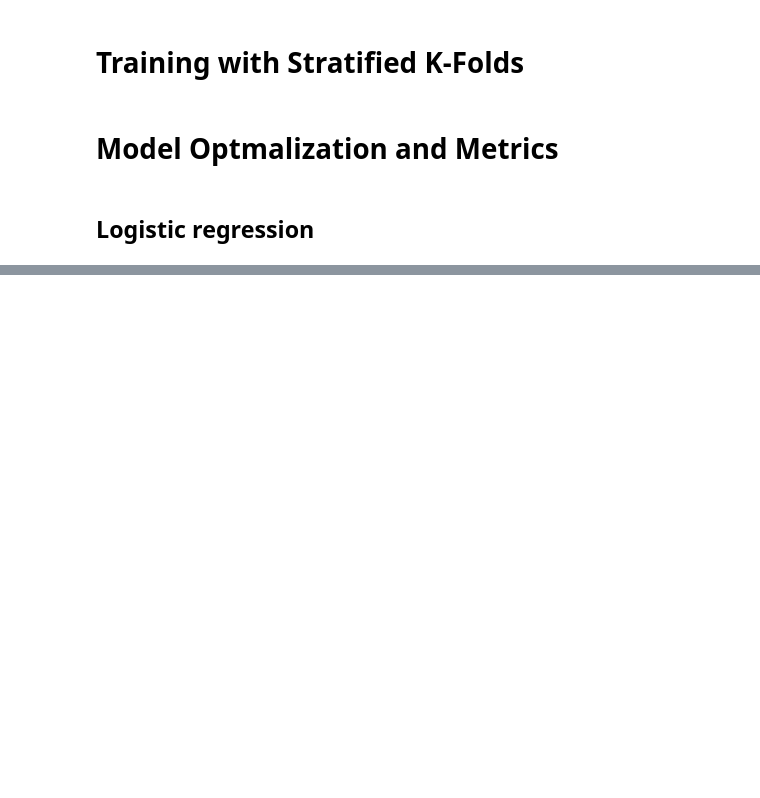
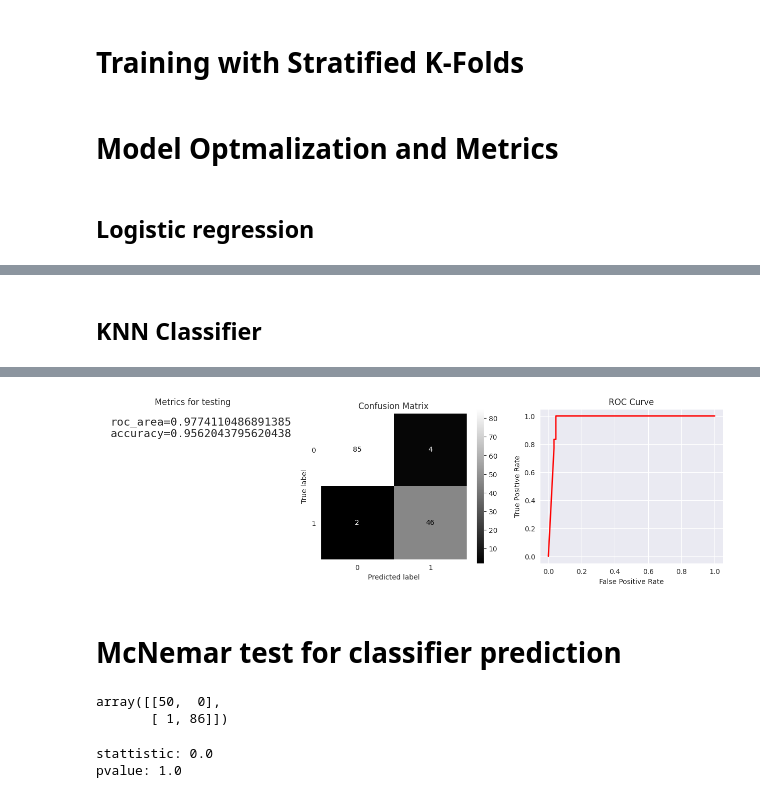
Before and after one commit to xXKeNdAmAmAsTeRXx/Machine-Learning-Tasks, a Jupyter notebook: Classification/Breast_Cancer.ipynb, the cells around one changed output, grey strips where cells are left out. Saved outputs shown, nothing was run; the diff lists cells and outputs as text; code cells hidden in the pictures; blank space fills up the shorter version.

```diff
--- a/Classification/Breast_Cancer.ipynb
+++ b/Classification/Breast_Cancer.ipynb
@@ -256,0 +263,26 @@ Selected features: ['thickness', 'size', 'shape', 'adhesion', 'single', 'nuclei'
+# %% [markdown]
+## KNN Classifier
+# %%
+from sklearn.neighbors import KNeighborsClassifier
+from sklearn.feature_selection import f_classif
+
+def objective_knn(trial):
+    ## Features Selector
+    selector_k = trial.suggest_int('features_selector__k', 1, 9)
+
+    ## Classifier
+    n_neighbors = trial.suggest_int("classifier__n_neighbors", 1, 80)
+    weights = trial.suggest_categorical('classifier__weights', ['uniform', 'distance'])
+    metric  = trial.suggest_categorical('classifier__metric', ['manhattan', 'euclidean','minkowski'])
+
+
+    pipe = Pipeline([('scaler', StandardScaler()),('features_selector', SelectKBest(k=selector_k, score_func=f_classif)) ,
+                     ('classifier', KNeighborsClassifier(n_neighbors=n_neighbors, weights=weights, metric=metric))])
+    pipe.fit(x_train, y_train)
+    cv = StratifiedKFold(n_splits=5, shuffle=True, random_state=42)
+    score = cross_val_score(pipe, x_train, y_train, cv=cv, scoring= 'neg_mean_squared_error').mean()
+
+    return score
+
+knn_model = optimize_train_and_judge(KNeighborsClassifier, objective_knn, trails=10)
+# %% [output]
@@ -256,0 +307,27 @@ Selected features: ['thickness', 'size', 'shape', 'adhesion', 'single', 'nuclei'
+[figure, added]
+# %% [markdown]
+# McNemar test for classifier prediction
+# %%
+knn_preds =knn_model.predict(x_test)
+logit_preds = logistic_model.predict(x_test)
+
+a = np.sum((knn_preds == 1) & (logit_preds == 1))
+b = np.sum((knn_preds == 1) & (logit_preds == 0))
+c = np.sum((knn_preds == 0) & (logit_preds == 1))
+d = np.sum((knn_preds == 0) & (logit_preds == 0))
+
+agreement_table = np.array([[a,b],[c,d]])
+agreement_table
+# %% [output]
+array([[50,  0],
+       [ 1, 86]])
+# %%
+from statsmodels.stats.contingency_tables import mcnemar
+
+result = mcnemar(agreement_table, exact=True)
+
+print(f"stattistic: {result.statistic}")
+print(f"pvalue: {result.pvalue}")
+# %% [output]
+stattistic: 0.0
+pvalue: 1.0
```
Also changed, not shown: parts of 4 cells of this notebook.
